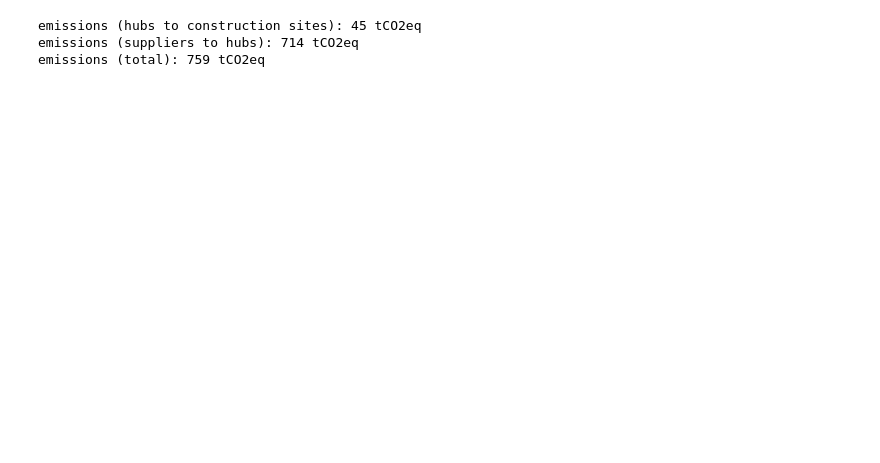
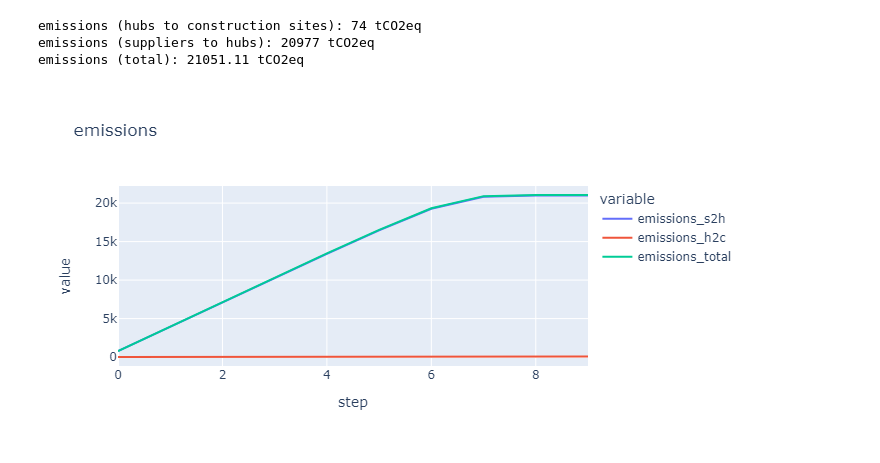
Before and after one commit to TanyaTsui/bimzec, a Jupyter notebook: model_abm.ipynb, the cells around one changed output. Drawn from its saved outputs; the diff is of its cells as text; code cells hidden in the pictures; blank space fills up the shorter version.

```diff
--- a/model_abm.ipynb
+++ b/model_abm.ipynb
@@ -430,22 +510,24 @@ class Model(Model):
 # %%
 # input parameters below
 parameters_dict = {
-    'hub_network': 'decentralized',
-    'network_type': 'rail',
-    'truck_type': 'diesel',
-    'biobased_type': 'semi',
-    'modularity_type': 'full'
+    'hub_network': 'centralized', # none, centralized, decentralized
+    'network_type': 'road', # road, roadWater, rail
+    'truck_type': 'diesel', # diesel, semi, electric
+    'biobased_type': 'semi', # none, semi, full
+    'modularity_type': 'full' # none, full
 }
 
 # create and run model
 model = Model(parameters_dict)
-for i in range(15):
+for i in range(10):
+    # print(i)
     model.step()
 
 # visualize results
 model.visualize()
 # %% [output]
-emissions (hubs to construction sites): 45 tCO2eq
-emissions (suppliers to hubs): 714 tCO2eq
-emissions (total): 759 tCO2eq
+emissions (hubs to construction sites): 74 tCO2eq
+emissions (suppliers to hubs): 20977 tCO2eq
+emissions (total): 21051.11 tCO2eq
+[figure, added]
 [interactive output not drawn]
```
Also changed, not shown: parts of 4 cells of this notebook, 6 other files.
